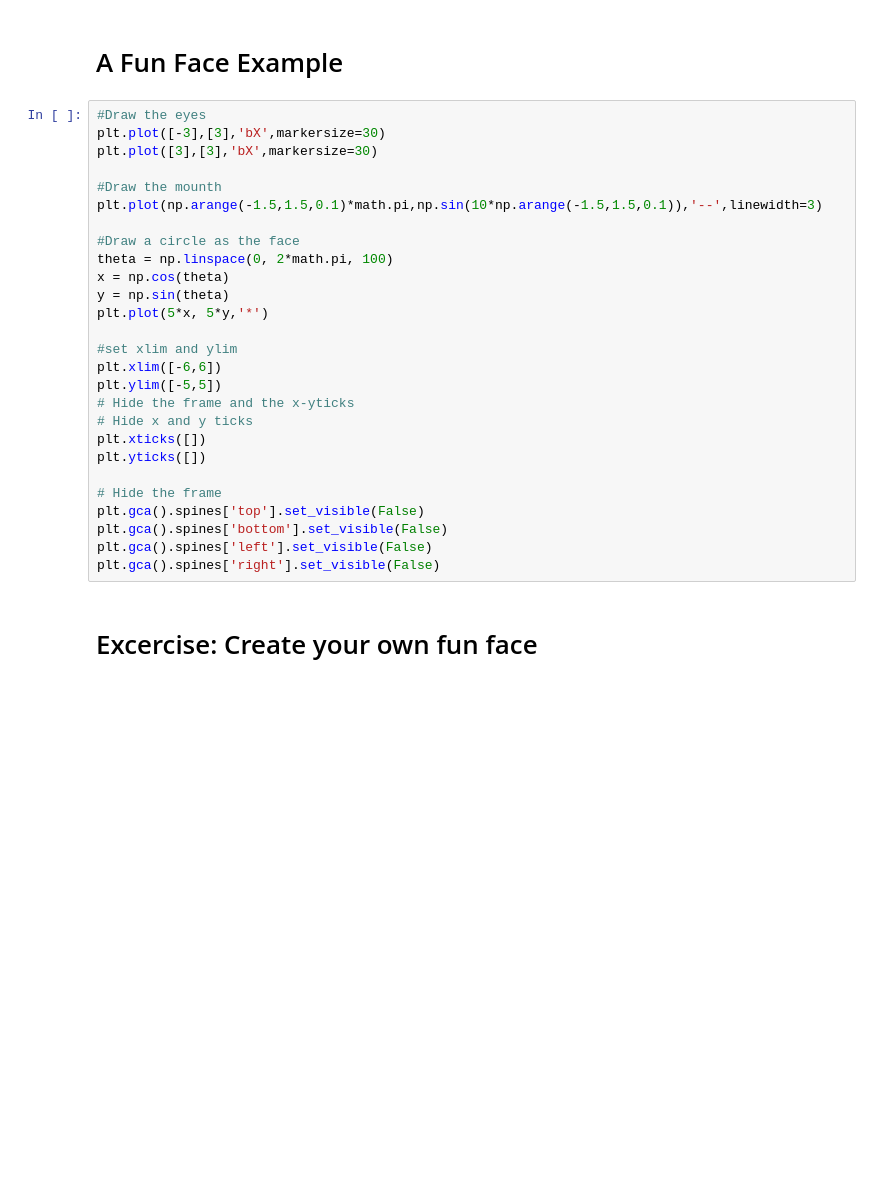
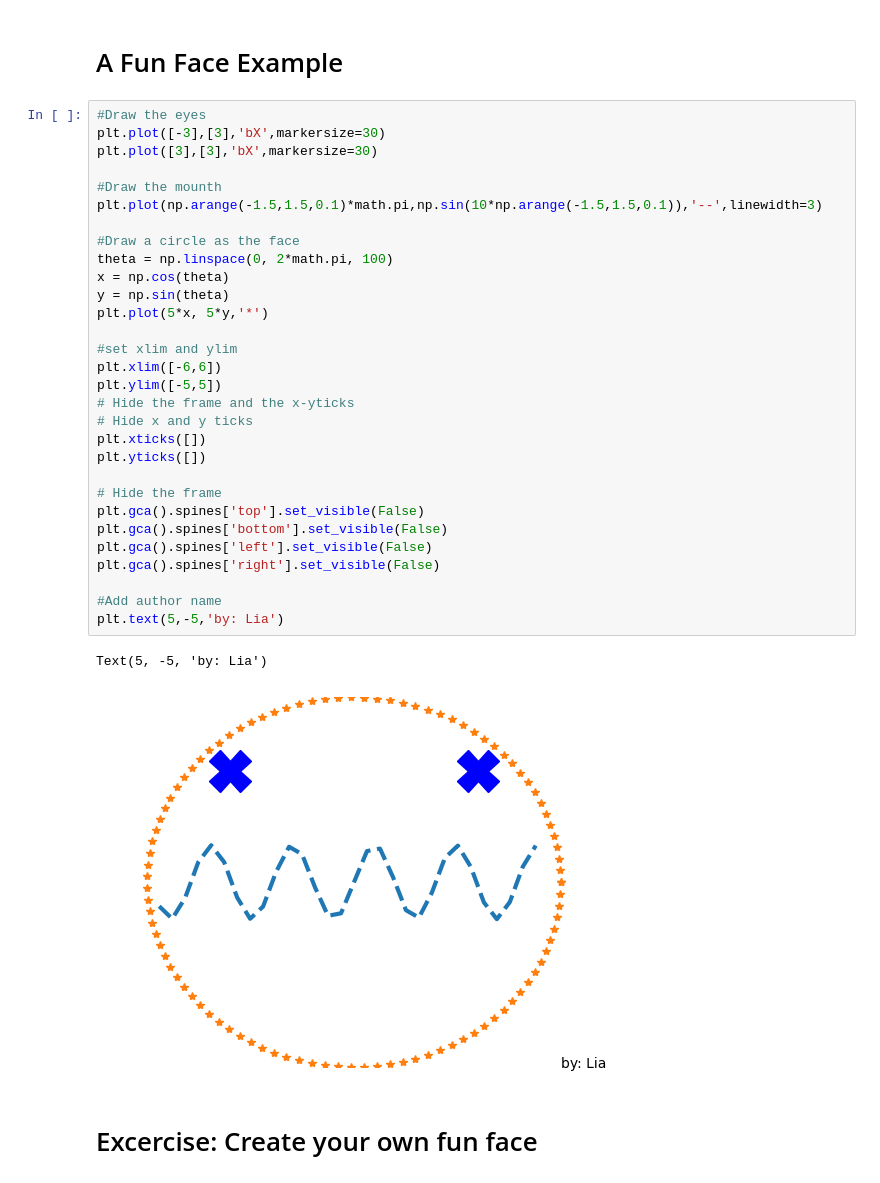
Before and after one commit to leyaoliatan/Matplotlib_Crash_Course, a Jupyter notebook: matplotlib-crashcourse-01-.plot() and basics.ipynb, the cells around one changed output. Drawn from its saved outputs; the diff is of its cells as text; blank space fills up the shorter version.

```diff
--- a/matplotlib-crashcourse-01-.plot() and basics.ipynb
+++ b/matplotlib-crashcourse-01-.plot() and basics.ipynb
@@ -218,30 +277,36 @@ plt.plot(x,y,'bd:')
 # %%
 #Draw the eyes
 plt.plot([-3],[3],'bX',markersize=30)
 plt.plot([3],[3],'bX',markersize=30)
 
 #Draw the mounth
 plt.plot(np.arange(-1.5,1.5,0.1)*math.pi,np.sin(10*np.arange(-1.5,1.5,0.1)),'--',linewidth=3)
 
 #Draw a circle as the face
 theta = np.linspace(0, 2*math.pi, 100)
 x = np.cos(theta)
 y = np.sin(theta)
 plt.plot(5*x, 5*y,'*')
 
 #set xlim and ylim
 plt.xlim([-6,6])
 plt.ylim([-5,5])
 # Hide the frame and the x-yticks
 # Hide x and y ticks
 plt.xticks([])
 plt.yticks([])
 
 # Hide the frame
 plt.gca().spines['top'].set_visible(False)
 plt.gca().spines['bottom'].set_visible(False)
 plt.gca().spines['left'].set_visible(False)
 plt.gca().spines['right'].set_visible(False)
+
+#Add author name
+plt.text(5,-5,'by: Lia')
+# %% [output]
+Text(5, -5, 'by: Lia')
+[figure, added]
 # %% [markdown]
 # Excercise: Create your own fun face
 # %%
```
Also changed, not shown: parts of 19 cells of this notebook.
